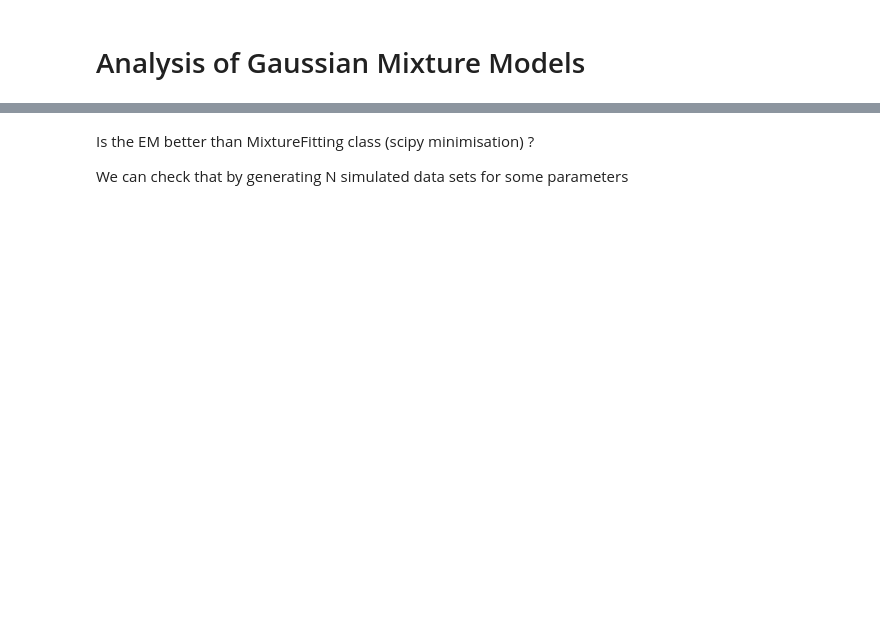
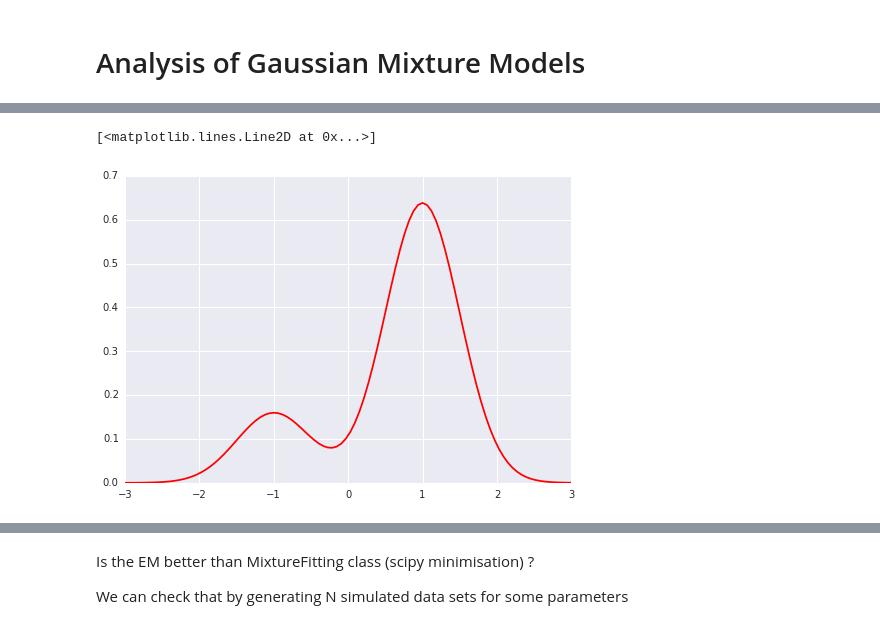
Before and after one commit to biokit/biokit, a Jupyter notebook: notebooks/stats/mixture.ipynb, the cells around one changed output, grey strips where cells are left out. Saved outputs shown, nothing was run; the diff lists cells and outputs as text; code cells hidden in the pictures; blank space fills up the shorter version.

```diff
--- a/notebooks/stats/mixture.ipynb
+++ b/notebooks/stats/mixture.ipynb
@@ -28,0 +28,13 @@ gmm = mixture.GaussianMixtureModel(k=2)
+# %%
+# In order to figure out the underlying parameters of the distribution
+# given the above sample, we will first use the GaussianMixtureFitting
+# class, which minimizes the  distribution of the data to a mixture
+# of gaussian model, which is provided inside the GaussianMixtureModel
+# class:
+gmm = mixture.GaussianMixtureModel(k=2)
+
+X = linspace(-3,3,100)
+plot(X, gmm.pdf(X, params=[-1,0.5,0.2,1,0.5,0.8]), 'r')
+# %% [output]
+[<matplotlib.lines.Line2D at 0x...>]
+[figure, added]
```
Also changed, not shown: parts of 44 cells of this notebook.
